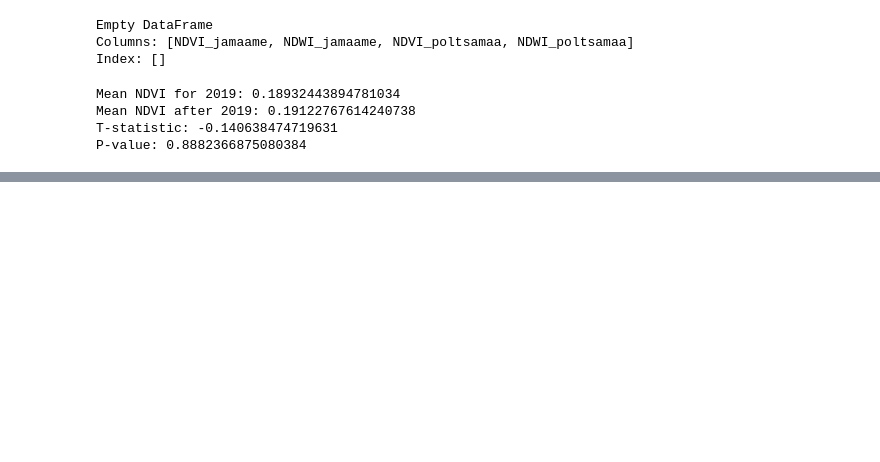
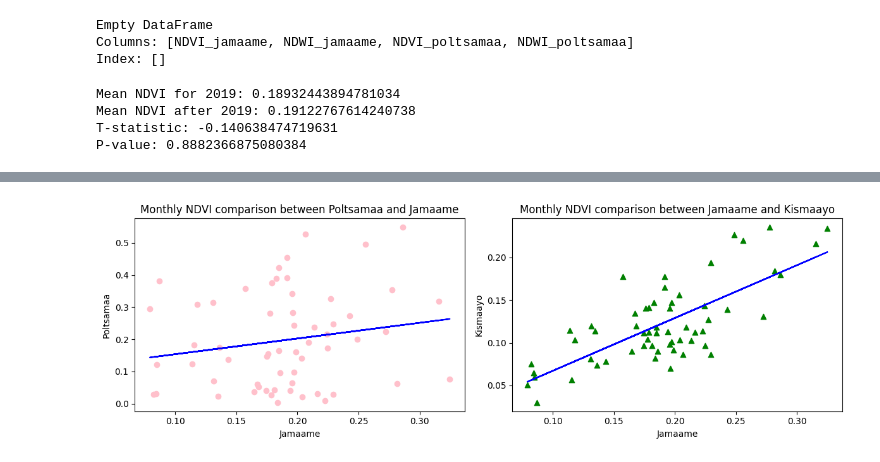
Before and after one commit to mariakesa/CassiniHackaton, a Jupyter notebook: Stats.ipynb, the cells around one changed output, grey strips where cells are left out. Saved outputs shown, nothing was run; the diff lists cells and outputs as text; code cells hidden in the pictures; blank space fills up the shorter version.

```diff
--- a/Stats.ipynb
+++ b/Stats.ipynb
@@ -206,0 +350,31 @@ plt.bar()
+# %%
+import matplotlib.pyplot as plt
+import numpy as np
+
+# Assuming merged_monthly and merged_monthly_somalia are the DataFrames with monthly NDVI data
+
+# Create the subplots
+fig, axes = plt.subplots(1, 2, figsize=(12, 4))
+
+# Scatter plots
+axes[0].scatter(merged_monthly['NDVI_jamaame'], merged_monthly['NDVI_poltsamaa'], color='pink', marker='o')
+axes[1].scatter(merged_monthly_somalia['NDVI_jamaame'], merged_monthly_somalia['NDVI_kismaayo'], color='green', marker='^')
+
+# Perform linear regression and plot the lines
+for ax, x, y in zip(axes, [merged_monthly['NDVI_jamaame'], merged_monthly_somalia['NDVI_jamaame']], [merged_monthly['NDVI_poltsamaa'], merged_monthly_somalia['NDVI_kismaayo']]):
+    m, b = np.polyfit(x, y, 1)  # Calculate slope and intercept for regression line
+    ax.plot(x, m * x + b, color='blue')  # Plot the regression line
+
+# Set titles and labels
+axes[0].set_title('Monthly NDVI comparison between Poltsamaa and Jamaame')
+axes[1].set_title('Monthly NDVI comparison between Jamaame and Kismaayo')
+axes[0].set_xlabel('Jamaame')
+axes[0].set_ylabel('Poltsamaa')
+axes[1].set_xlabel('Jamaame')
+axes[1].set_ylabel('Kismaayo')
+
+# Display the plots
+plt.tight_layout()
+plt.show()
+# %% [output]
+[figure, added]
```
Also changed, not shown: parts of 11 cells of this notebook.
